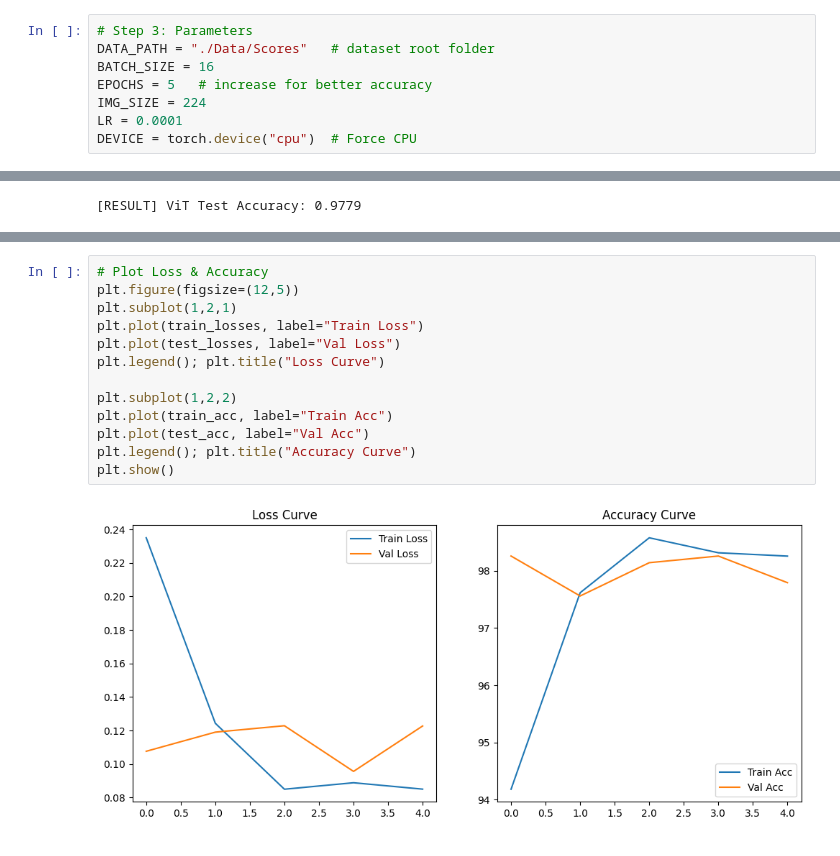
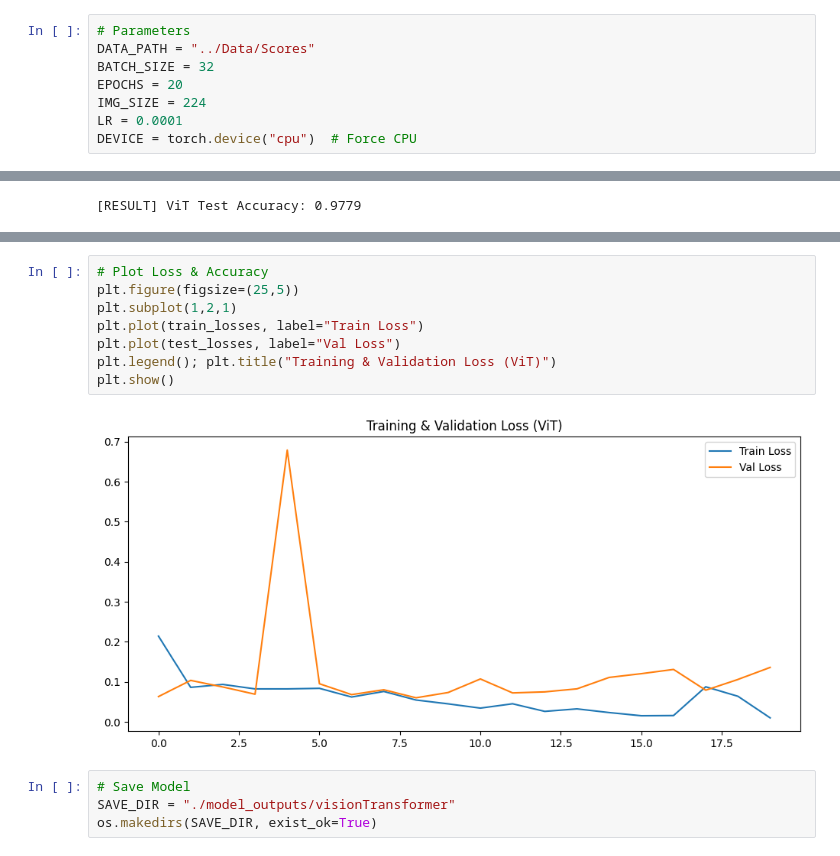
Before and after one commit to Mahaburalam/BOT2Vision-automated-hand-drawn-shapes-scoring, a Jupyter notebook: deep_learning/Vision Transformer (ViT).ipynb, the cells around one changed output, grey strips where cells are left out. Drawn from its saved outputs; the diff is of its cells as text.

Commit message:
ViT improve accuracy and save report

```diff
--- a/deep_learning/Vision Transformer (ViT).ipynb
+++ b/deep_learning/Vision Transformer (ViT).ipynb
@@ -32,8 +39,8 @@ import numpy as np
 # %%
-# Step 3: Parameters
-DATA_PATH = "./Data/Scores"   # dataset root folder
-BATCH_SIZE = 16
-EPOCHS = 5   # increase for better accuracy
+# Parameters
+DATA_PATH = "../Data/Scores"
+BATCH_SIZE = 32
+EPOCHS = 20
 IMG_SIZE = 224
 LR = 0.0001
 DEVICE = torch.device("cpu")  # Force CPU
@@ -150,15 +222,14 @@ print(f"[RESULT] ViT Test Accuracy: {acc_vit:.4f}")
 # %%
 # Plot Loss & Accuracy
-plt.figure(figsize=(12,5))
+plt.figure(figsize=(25,5))
 plt.subplot(1,2,1)
 plt.plot(train_losses, label="Train Loss")
 plt.plot(test_losses, label="Val Loss")
-plt.legend(); plt.title("Loss Curve")
-
-plt.subplot(1,2,2)
-plt.plot(train_acc, label="Train Acc")
-plt.plot(test_acc, label="Val Acc")
-plt.legend(); plt.title("Accuracy Curve")
+plt.legend(); plt.title("Training & Validation Loss (ViT)")
 plt.show()
 # %% [output]
-[figure, old version]
+[figure, new version]
+# %%
+# Save Model
+SAVE_DIR = "./model_outputs/visionTransformer"
+os.makedirs(SAVE_DIR, exist_ok=True)
```
Also changed, not shown: parts of 14 cells of this notebook, 6 other files.
